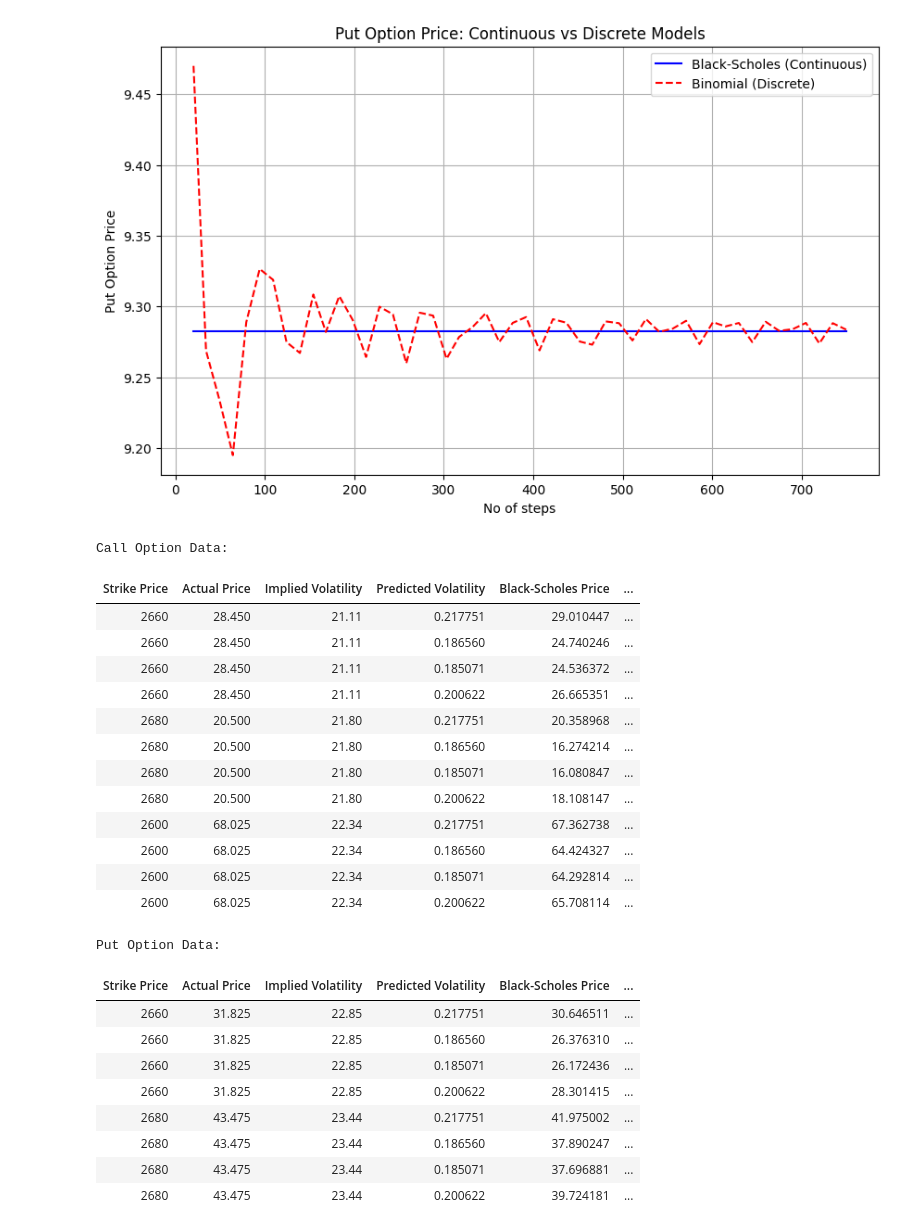
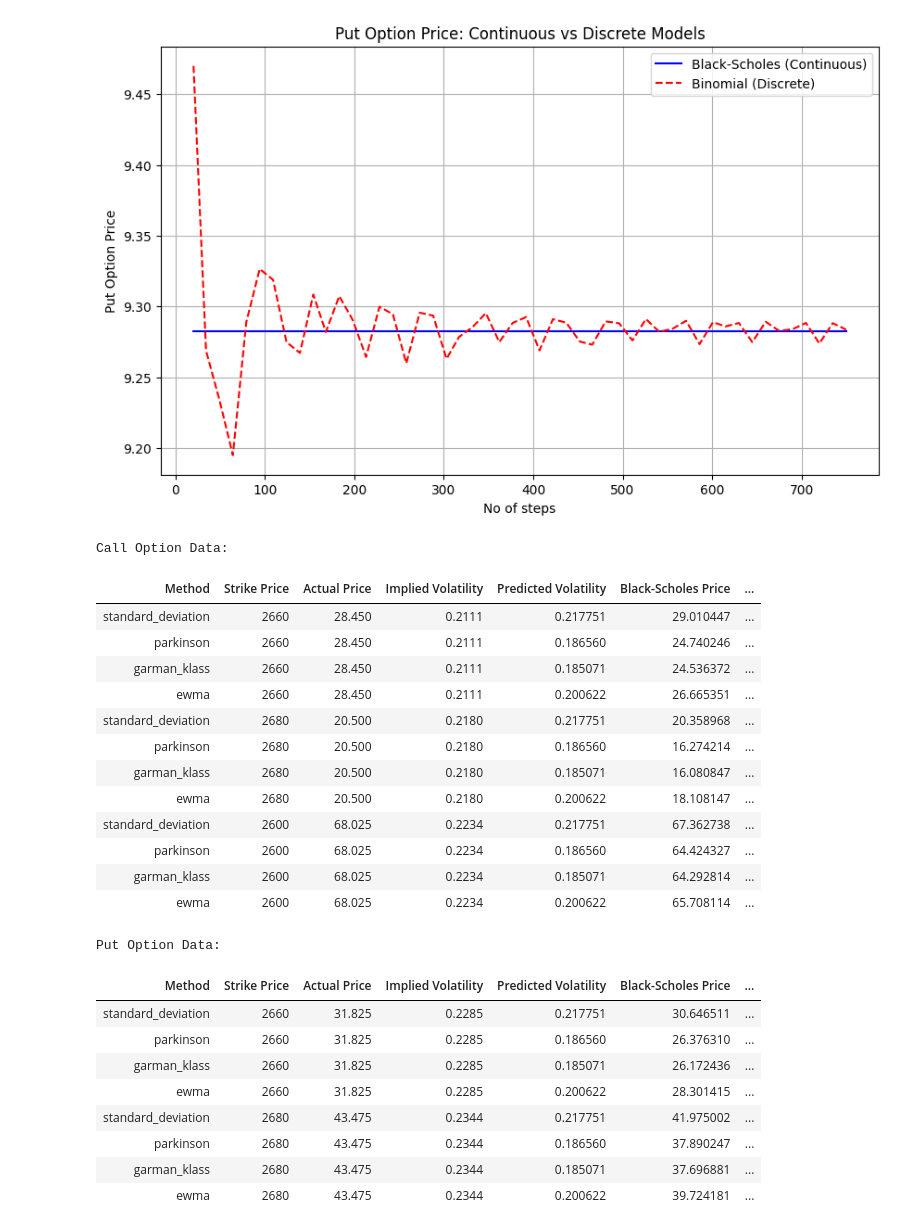
Before and after one commit to SahilDanayak/Computational-Finance-Project, a Jupyter notebook: computational_finance_project.ipynb, the cells around one changed output. Saved outputs shown, nothing was run; the diff lists cells and outputs as text; code cells hidden in the pictures.

```diff
--- a/computational_finance_project.ipynb
+++ b/computational_finance_project.ipynb
@@ -495,14 +495,8 @@ plt.show()
 # %%
 # Function to calculate predicted volatility using different methods
 def calculate_predicted_volatility(method, df):
-    if method == "standard_deviation":
-        return average_std_volatility(standard_deviation, df)
-    elif method == "parkinson":
-        return average_std_volatility(parkinson, df)
-    elif method == "garman_klass":
-        return average_std_volatility(garman_klass, df)
-    elif method == "ewma":
-        return ewma_volatility(df)
+    if method == "ewma": return ewma_volatility(df)
+    return average_std_volatility(globals()[method],df)
 
 # Function to calculate Black-Scholes and Binomial option prices
 def calculate_option_prices(option_type, stock_price, strike, T, r, volatility, steps):
@@ -517,12 +511,14 @@ def calculate_option_prices(option_type, stock_price, strike, T, r, volatility,
 
 # Main function to compute option prices and volatilities
 def compute_option_data(option_type, stock_price, strike_prices, actual_prices, implied_volatilities, T, r, steps, df):
+    methods = []
     black_scholes_prices = []
     binomial_model_prices = []
     predicted_volatilities = []
 
     for strike in [strike_prices[i] for i in range(0,len(strike_prices),4)]:
         for method in ["standard_deviation", "parkinson", "garman_klass", "ewma"]:
+            methods.append(method)
             volatility = calculate_predicted_volatility(method, df)
             predicted_volatilities.append(volatility)
 
@@ -531,6 +527,7 @@ def compute_option_data(option_type, stock_price, strike_prices, actual_prices,
             binomial_model_prices.append(binomial_price)
 
     return {
+        "method": methods,
         "strike_prices": strike_prices,
         "black_scholes_prices": black_scholes_prices,
         "binomial_model_prices": binomial_model_prices,
@@ -542,60 +539,61 @@ def compute_option_data(option_type, stock_price, strike_prices, actual_prices,
 # Function to neatly print option data
 def print_option_data(data, option_type):
     df = pd.DataFrame({
+        "Method": data["method"],
         "Strike Price": data["strike_prices"],
         "Actual Price": data["actual_prices"],
         "Implied Volatility": data["implied_volatilities"],
         "Predicted Volatility": data["predicted_volatilities"],
         "Black-Scholes Price": data["black_scholes_prices"],
         "Binomial Model Price": data["binomial_model_prices"]
     })
 
     print(f"\n{option_type.capitalize()} Option Data:\n")
     # print(df.to_string(index=False))
     display(HTML(df.to_html(index=False)))
 
 
 
 call_data = {
     "actual_prices": [28.45] * 4 + [20.50] * 4 + [68.025] * 4,
-    "implied_volatilities": [21.11] * 4 + [21.80] * 4 + [22.34] * 4,
+    "implied_volatilities": [0.2111] * 4 + [0.2180] * 4 + [0.2234] * 4,
     "strike_prices": [2660] * 4 + [2680] * 4 + [2600] * 4
 }
 put_data = {
     "actual_prices": [31.825] * 4 + [43.475] * 4,
-    "implied_volatilities": [22.85] * 4 + [23.44] * 4,
+    "implied_volatilities": [0.2285] * 4 + [0.2344] * 4,
     "strike_prices": [2660] * 4 + [2680] * 4
 }
 
 # Compute Call and Put Option Data
 call_option_data = compute_option_data("call", stock_price, call_data["strike_prices"], call_data["actual_prices"], call_data["implied_volatilities"], T, r, steps, df)
 put_option_data = compute_option_data("put", stock_price, put_data["strike_prices"], put_data["actual_prices"], put_data["implied_volatilities"], T, r, steps, df)
 
 # Outputs
 print_option_data(call_option_data, "call")
 print_option_data(put_option_data, "put")
 # %% [output]
 Call Option Data:
-| Strike Price | Actual Price | Implied Volatility | Predicted Volatility | Black-Scholes Price | ... |
-| 2660 | 28.450 | 21.11 | 0.217751 | 29.010447 | ... |
-| 2660 | 28.450 | 21.11 | 0.186560 | 24.740246 | ... |
-| 2660 | 28.450 | 21.11 | 0.185071 | 24.536372 | ... |
-| 2660 | 28.450 | 21.11 | 0.200622 | 26.665351 | ... |
-| 2680 | 20.500 | 21.80 | 0.217751 | 20.358968 | ... |
-| 2680 | 20.500 | 21.80 | 0.186560 | 16.274214 | ... |
-| 2680 | 20.500 | 21.80 | 0.185071 | 16.080847 | ... |
-| 2680 | 20.500 | 21.80 | 0.200622 | 18.108147 | ... |
-| 2600 | 68.025 | 22.34 | 0.217751 | 67.362738 | ... |
-| 2600 | 68.025 | 22.34 | 0.186560 | 64.424327 | ... |
-| 2600 | 68.025 | 22.34 | 0.185071 | 64.292814 | ... |
-| 2600 | 68.025 | 22.34 | 0.200622 | 65.708114 | ... |
+| Method | Strike Price | Actual Price | Implied Volatility | Predicted Volatility | Black-Scholes Price | ... |
+| standard_deviation | 2660 | 28.450 | 0.2111 | 0.217751 | 29.010447 | ... |
+| parkinson | 2660 | 28.450 | 0.2111 | 0.186560 | 24.740246 | ... |
+| garman_klass | 2660 | 28.450 | 0.2111 | 0.185071 | 24.536372 | ... |
+| ewma | 2660 | 28.450 | 0.2111 | 0.200622 | 26.665351 | ... |
+| standard_deviation | 2680 | 20.500 | 0.2180 | 0.217751 | 20.358968 | ... |
+| parkinson | 2680 | 20.500 | 0.2180 | 0.186560 | 16.274214 | ... |
+| garman_klass | 2680 | 20.500 | 0.2180 | 0.185071 | 16.080847 | ... |
+| ewma | 2680 | 20.500 | 0.2180 | 0.200622 | 18.108147 | ... |
+| standard_deviation | 2600 | 68.025 | 0.2234 | 0.217751 | 67.362738 | ... |
+| parkinson | 2600 | 68.025 | 0.2234 | 0.186560 | 64.424327 | ... |
+| garman_klass | 2600 | 68.025 | 0.2234 | 0.185071 | 64.292814 | ... |
+| ewma | 2600 | 68.025 | 0.2234 | 0.200622 | 65.708114 | ... |
 Put Option Data:
-| Strike Price | Actual Price | Implied Volatility | Predicted Volatility | Black-Scholes Price | ... |
-| 2660 | 31.825 | 22.85 | 0.217751 | 30.646511 | ... |
-| 2660 | 31.825 | 22.85 | 0.186560 | 26.376310 | ... |
-| 2660 | 31.825 | 22.85 | 0.185071 | 26.172436 | ... |
-| 2660 | 31.825 | 22.85 | 0.200622 | 28.301415 | ... |
-| 2680 | 43.475 | 23.44 | 0.217751 | 41.975002 | ... |
-| 2680 | 43.475 | 23.44 | 0.186560 | 37.890247 | ... |
-| 2680 | 43.475 | 23.44 | 0.185071 | 37.696881 | ... |
-| 2680 | 43.475 | 23.44 | 0.200622 | 39.724181 | ... |
+| Method | Strike Price | Actual Price | Implied Volatility | Predicted Volatility | Black-Scholes Price | ... |
+| standard_deviation | 2660 | 31.825 | 0.2285 | 0.217751 | 30.646511 | ... |
+| parkinson | 2660 | 31.825 | 0.2285 | 0.186560 | 26.376310 | ... |
+| garman_klass | 2660 | 31.825 | 0.2285 | 0.185071 | 26.172436 | ... |
+| ewma | 2660 | 31.825 | 0.2285 | 0.200622 | 28.301415 | ... |
+| standard_deviation | 2680 | 43.475 | 0.2344 | 0.217751 | 41.975002 | ... |
+| parkinson | 2680 | 43.475 | 0.2344 | 0.186560 | 37.890247 | ... |
+| garman_klass | 2680 | 43.475 | 0.2344 | 0.185071 | 37.696881 | ... |
+| ewma | 2680 | 43.475 | 0.2344 | 0.200622 | 39.724181 | ... |
```
Also changed, not shown: parts of 1 cell of this notebook.
